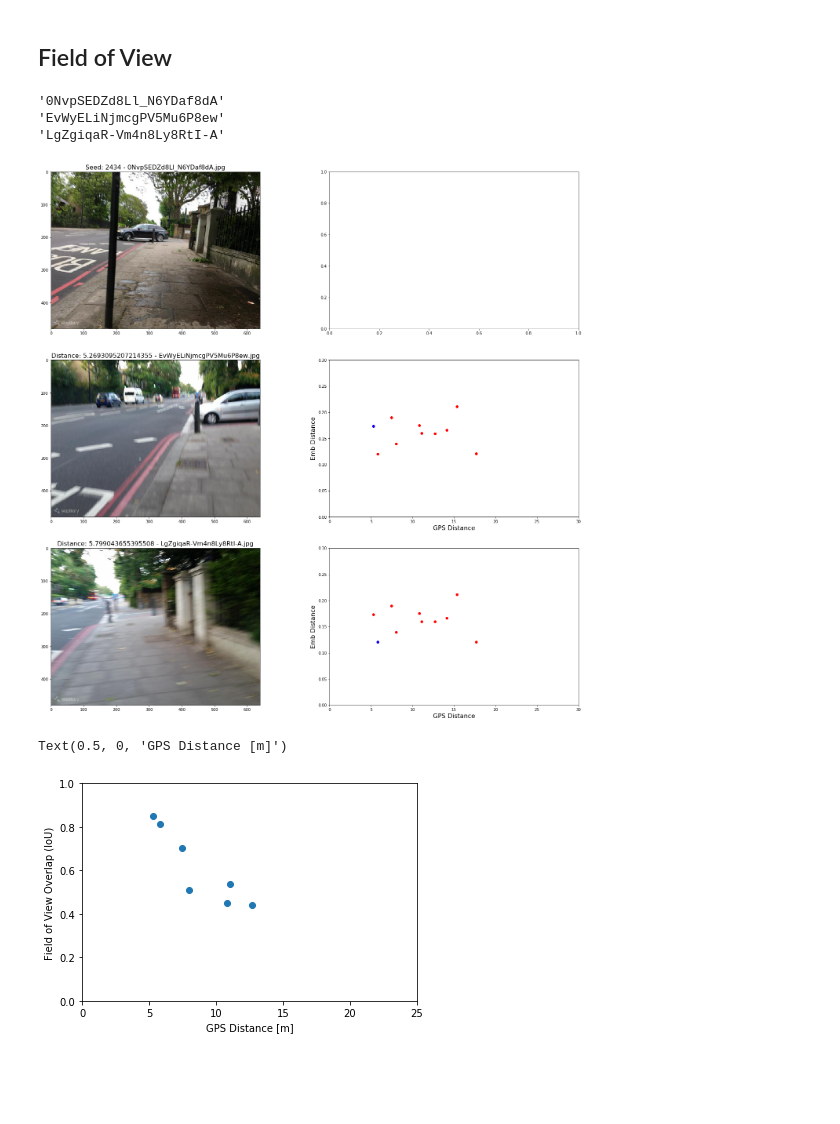
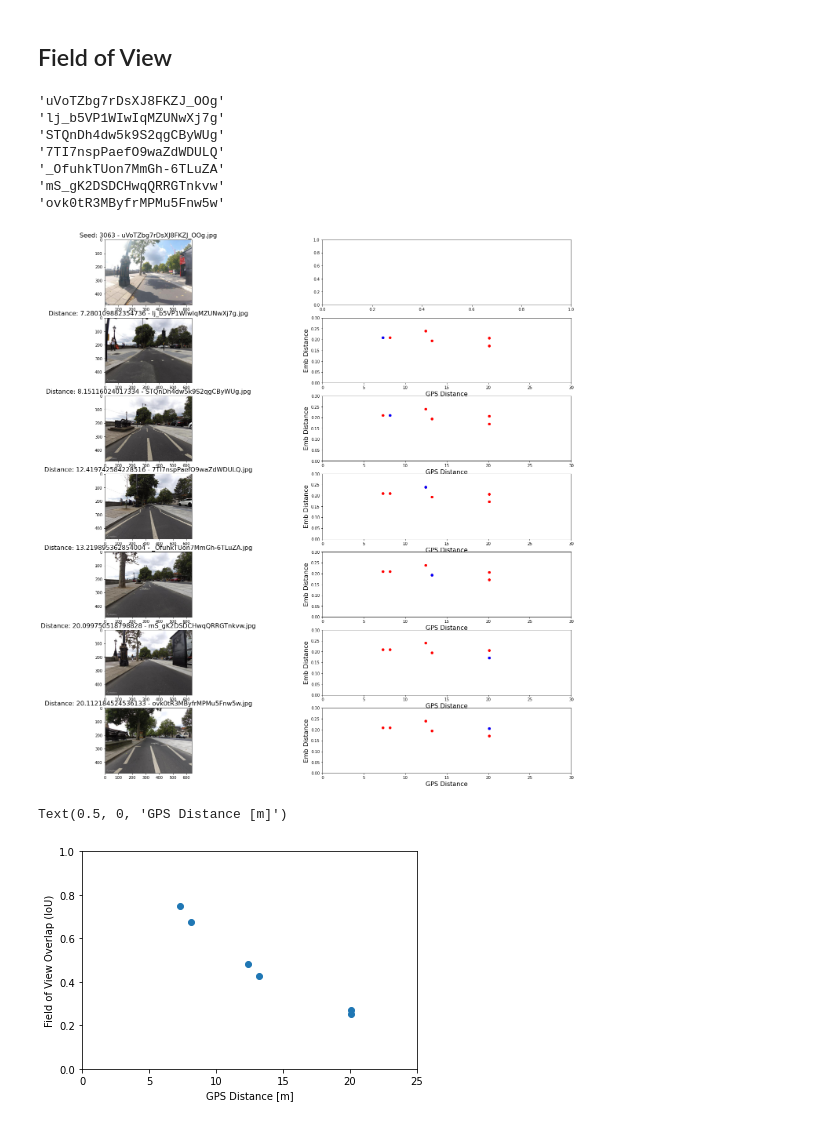
Before and after one commit to Holstrup/PlaceRecognition, a Jupyter notebook: notebooks/Correlation Plots.ipynb, the cells around one changed output. Cells and saved outputs as stored; diff of their text form; code cells hidden in the pictures; blank space fills up the shorter version.

```diff
--- a/notebooks/Correlation Plots.ipynb
+++ b/notebooks/Correlation Plots.ipynb
@@ -496,8 +481,8 @@ Text(0.5, 1.0, 'Point: 1506')
 ## Field of View
 # %%
 # 1558,
-seed = 2434 #random.randint(1,len(gps)-4)
-MAX_PLOTS = 3
+seed = 3063 #random.randint(1,len(gps)-4)
+MAX_PLOTS = 7
 
 filtered_gps = gps[seed][gps[seed] != 0]
 fig, axs = plt.subplots(min(MAX_PLOTS, len(filtered_gps)+1), 2, figsize=(25,25))
@@ -511,39 +496,43 @@ for i, point in enumerate(gps[seed]):
 
     if i == 0:
         filename = pics[seed][i]
         if 'london' in pics[seed][1]:
             file_path = f'{datasets[16]}/{MODE}/images/london/query/images/{filename}.jpg'
         else:
             file_path = f'{datasets[16]}/{MODE}/images/zurich/query/images/{filename}.jpg'
     else:
         filename = pics[seed][i][-26:]
         if 'london' in pics[seed][i]:
             file_path = f'{datasets[16]}/{MODE}/images/london/database/images/{filename}'
         else:
             file_path = f'{datasets[16]}/{MODE}/images/zurich/database/images/{filename}'
 
     img = plt.imread(file_path, format=None)
     axs[i,0].imshow(img)
     if i == 0:
         #print(f'{filename}.jpg')
         print(f"'{filename}'")
         axs[i,0].set_title(f'Seed: {seed} - {filename}.jpg', fontsize=16)
     else:
         print(f"'{filename[:-4]}'")
         axs[i,0].set_title(f'Distance: {gps[seed][i-1]} - {filename}', fontsize=16)
         axs[i,1].scatter(gps[seed], emb[seed], color='r')
         axs[i,1].scatter(gps[seed][i-1], emb[seed][i-1], color='b')
         axs[i,1].set_xlim([0, 30])
         axs[i,1].set_ylim([0, 0.3])
         axs[i,1].set_xlabel('GPS Distance', fontsize=16)
         axs[i,1].set_ylabel('Emb Distance', fontsize=16)
 # %% [output]
-'0NvpSEDZd8Ll_N6YDaf8dA'
-'EvWyELiNjmcgPV5Mu6P8ew'
-'LgZgiqaR-Vm4n8Ly8RtI-A'
+'uVoTZbg7rDsXJ8FKZJ_OOg'
+'lj_b5VP1WIwIqMZUNwXj7g'
+'STQnDh4dw5k9S2qgCByWUg'
+'7TI7nspPaefO9waZdWDULQ'
+'_OfuhkTUon7MmGh-6TLuZA'
+'mS_gK2DSDCHwqQRRGTnkvw'
+'ovk0tR3MByfrMPMu5Fnw5w'
-[figure, old version]
+[figure, new version]
 # %%
-ious = [0.8501997827878283, 0.8147475959680002, 0.7030040782758391, 0.5073709659660266, 0.45207718689119264, 0.5391041719440184, 0.4412763629855422]
+ious = [0.748976723580236, 0.6751270056810804, 0.47973719397509246, 0.42529729651932235, 0.25193182078116905, 0.26841405527177137]
 plt.scatter(gps[seed][:len(ious)], ious)
 plt.ylim((0, 1))
 plt.xlim((0, 25))
@@ -551,7 +540,7 @@ plt.ylabel('Field of View Overlap (IoU)')
 plt.xlabel('GPS Distance [m]')
 # %% [output]
 Text(0.5, 0, 'GPS Distance [m]')
-[figure, old version]
+[figure, new version]
 # %%
 plt.scatter(emb[seed][:len(ious)], ious)
 plt.ylabel('Field of View Overlap (IoU)')
```
Also changed, not shown: parts of 5 cells of this notebook, 2 other files.
